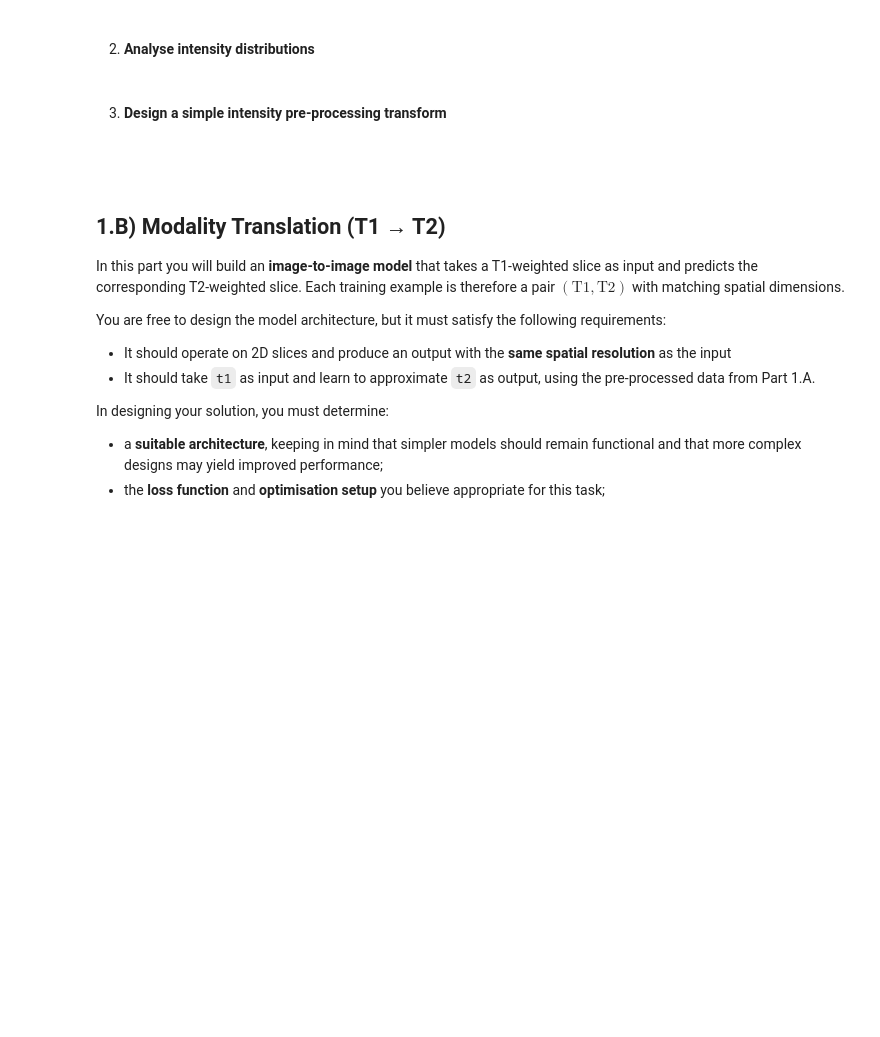
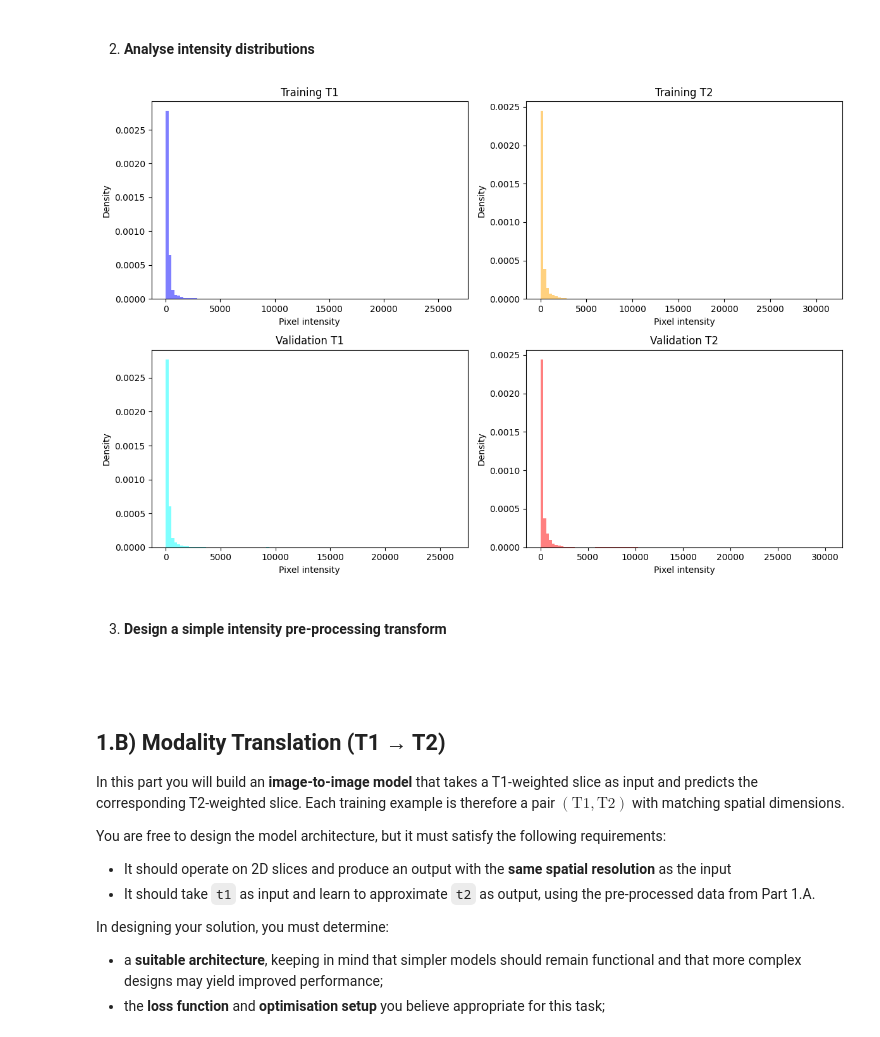
Before and after one commit to ada-mpv25/ci_mpm, a Jupyter notebook: Assessment_Q1.ipynb, the cells around one changed output. Cells and saved outputs as stored; diff of their text form; code cells hidden in the pictures; blank space fills up the shorter version.

```diff
--- a/Assessment_Q1.ipynb
+++ b/Assessment_Q1.ipynb
@@ -103,6 +158,58 @@ Please, **make sure to thoroughly describe and comment every piece of code that
 <br>
 
 2. **Analyse intensity distributions**
+# %%
+import numpy as np
+import matplotlib.pyplot as plt
+import torch
+
+# Number of slices to sample for speed
+N_SAMPLE = 5000
+
+def get_sample_pixels(dataset, N_SAMPLE, key="t1"):
+    """Randomly sample N_SAMPLE slices from dataset and flatten pixels."""
+    subset = dataset.shuffle(seed=42).select(range(min(N_SAMPLE, len(dataset))))
+    pixels = np.concatenate([
+        ex[key].numpy().squeeze().ravel()
+        for ex in subset
+    ])
+    return pixels
+
+# Collect pixel values
+t1_train = get_sample_pixels(train_dataset, N_SAMPLE, "t1")
+t2_train = get_sample_pixels(train_dataset, N_SAMPLE, "t2")
+t1_valid = get_sample_pixels(valid_dataset, N_SAMPLE, "t1")
+t2_valid = get_sample_pixels(valid_dataset, N_SAMPLE, "t2")
+
+# Plot grid
+fig, axes = plt.subplots(2, 2, figsize=(12, 8))  # 2 rows × 2 cols
+
+# Row 1: Training
+axes[0,0].hist(t1_train, bins=100, density=True, color='blue', alpha=0.5)
+axes[0,0].set_title("Training T1")
+axes[0,0].set_xlabel("Pixel intensity")
+axes[0,0].set_ylabel("Density")
+
+axes[0,1].hist(t2_train, bins=100, density=True, color='orange', alpha=0.5)
+axes[0,1].set_title("Training T2")
+axes[0,1].set_xlabel("Pixel intensity")
+axes[0,1].set_ylabel("Density")
+
+# Row 2: Validation
+axes[1,0].hist(t1_valid, bins=100, density=True, color='cyan', alpha=0.5)
+axes[1,0].set_title("Validation T1")
+axes[1,0].set_xlabel("Pixel intensity")
+axes[1,0].set_ylabel("Density")
+
+axes[1,1].hist(t2_valid, bins=100, density=True, color='red', alpha=0.5)
+axes[1,1].set_title("Validation T2")
+axes[1,1].set_xlabel("Pixel intensity")
+axes[1,1].set_ylabel("Density")
+
+plt.tight_layout()
+plt.show()
+# %% [output]
+[figure, added]
 # %% [markdown]
 <br>
 
```
Also changed, not shown: parts of 2 cells of this notebook.
